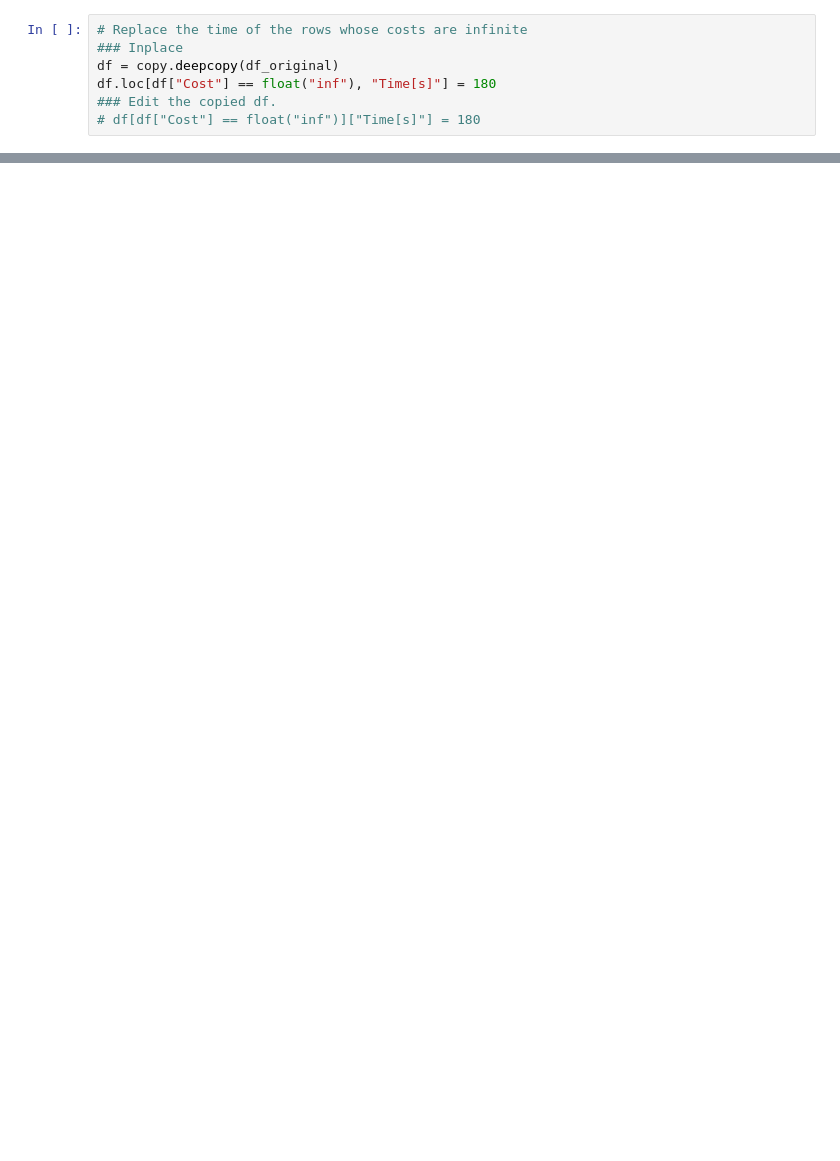
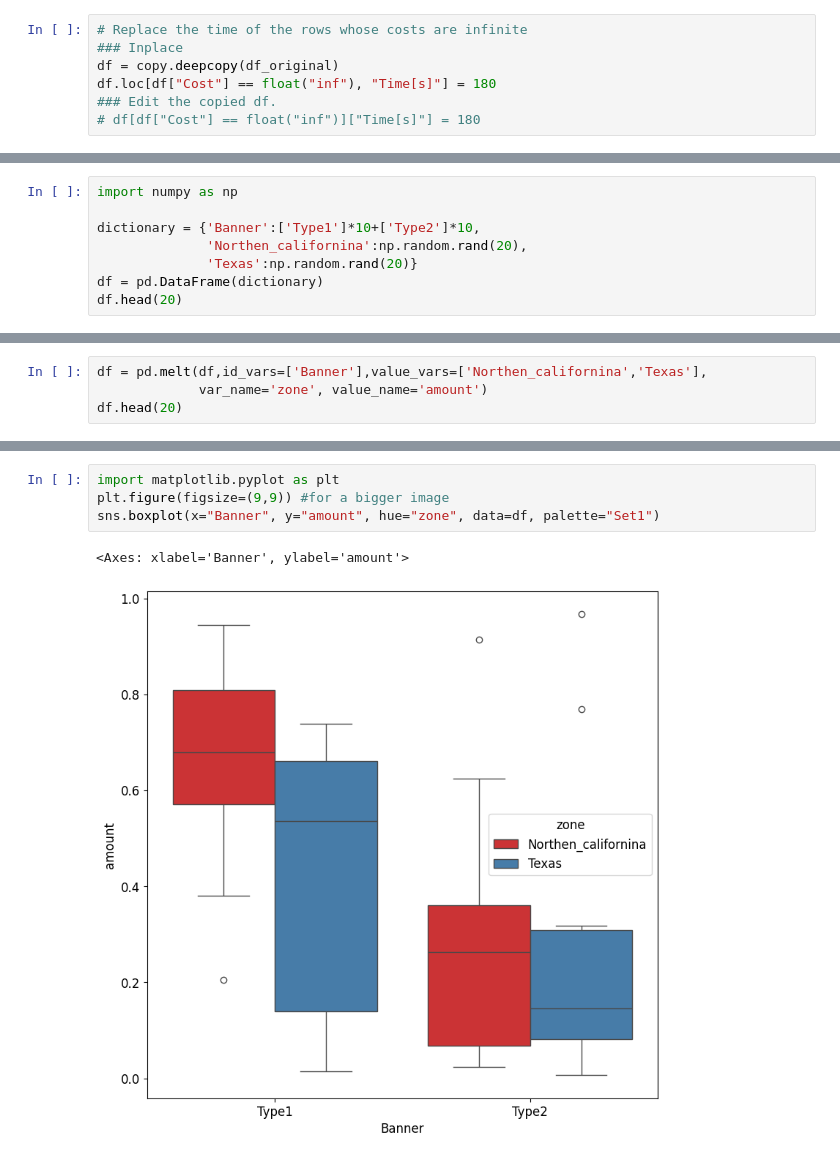
Before and after one commit to watakandai/specless, a Jupyter notebook: examples/VisitMultiColoredLocations/plot.ipynb, the cells around one changed output, grey strips where cells are left out. Cells and saved outputs as stored; diff of their text form; blank space fills up the shorter version.

```diff
--- a/examples/VisitMultiColoredLocations/plot.ipynb
+++ b/examples/VisitMultiColoredLocations/plot.ipynb
@@ -242,0 +364,8 @@ plt.savefig("benchmark_ortoolsovlers.png", dpi=300)
+# %%
+import numpy as np
+
+dictionary = {'Banner':['Type1']*10+['Type2']*10,
+              'Northen_californina':np.random.rand(20),
+              'Texas':np.random.rand(20)}
+df = pd.DataFrame(dictionary)
+df.head(20)
@@ -242,0 +390,4 @@ plt.savefig("benchmark_ortoolsovlers.png", dpi=300)
+# %%
+df = pd.melt(df,id_vars=['Banner'],value_vars=['Northen_californina','Texas'],
+             var_name='zone', value_name='amount')
+df.head(20)
@@ -242,0 +412,7 @@ plt.savefig("benchmark_ortoolsovlers.png", dpi=300)
+# %%
+import matplotlib.pyplot as plt
+plt.figure(figsize=(9,9)) #for a bigger image
+sns.boxplot(x="Banner", y="amount", hue="zone", data=df, palette="Set1")
+# %% [output]
+<Axes: xlabel='Banner', ylabel='amount'>
+[figure, added]
```
Also changed, not shown: parts of 16 cells of this notebook, 11 other files.
